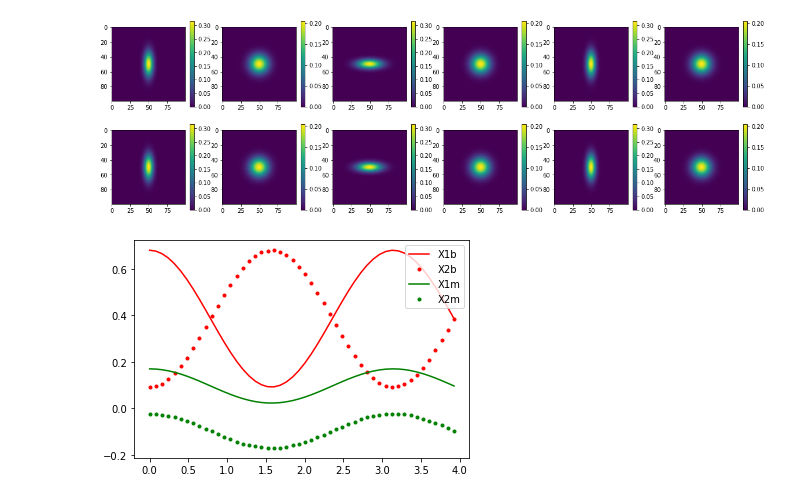
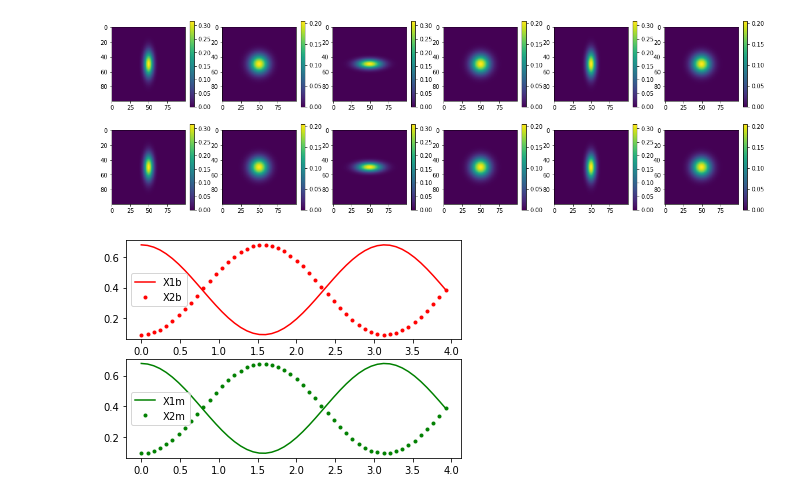
Before and after one commit to MFSaavedra/QO, a Jupyter notebook: QO.ipynb, the cells around one changed output. Cells and saved outputs as stored; diff of their text form; code cells hidden in the pictures.

```diff
--- a/QO.ipynb
+++ b/QO.ipynb
@@ -121,8 +121,8 @@ X1a=0.5*(fi.conjugate()*a+fi*a.dag())
 X2a=-iu*0.5*(fi.conjugate()*a-fi*a.dag())
 X1b=0.5*(fi.conjugate()*b+fi*b.dag())
 X2b=-iu*0.5*(fi.conjugate()*b-fi*b.dag())
-X1m=(X1a+X1b)/(2**(3/2))
-X2m=-iu*(X2a-X2b)/(2**(3/2))
+X1m=(fi.conjugate()*(a+b)+fi*(a.dag()+b.dag()))/(2**(3/2))
+X2m=-iu*(fi.conjugate()*(a+b)-fi*(a.dag()+b.dag()))/(2**(3/2))
 def psi(th,a=0,b=0):
   return U(-th)*S(0.5,0.5)*U(th)*two_state
 kz_space=np.linspace(0,5*np.pi/4,50)
@@ -144,14 +144,15 @@ avg2b_sqr=[q.expect(X2b**2,psi(kz)) for kz in kz_space]
 avg1m_sqr=[q.expect(X1m**2,psi(kz)) for kz in kz_space]
 avg2m_sqr=[q.expect(X2m**2,psi(kz)) for kz in kz_space]
 # %%
-fig5, axs5 = plt.subplots()
+fig5, axs5 = plt.subplots(2,1)
 #axs5.plot(kz_space,[avg1a_sqr[i]-avg1a[i]**2 for i in range(len(kz_space))],'b-',label='X1a')
 #axs5.plot(kz_space,[avg2a_sqr[i]-avg2a[i]**2 for i in range(len(kz_space))],'b.-',label='X2a')
-axs5.plot(kz_space,[avg1b_sqr[i]-avg1b[i]**2 for i in range(len(kz_space))],'r-',label='X1b')
-axs5.plot(kz_space,[avg2b_sqr[i]-avg2b[i]**2 for i in range(len(kz_space))],'r.',label='X2b')
-axs5.plot(kz_space,[avg1m_sqr[i]-avg1m[i]**2 for i in range(len(kz_space))],'g-',label='X1m')
-axs5.plot(kz_space,[avg2m_sqr[i]-avg2m[i]**2 for i in range(len(kz_space))],'g.',label='X2m')
-plt.legend()
+axs5[0].plot(kz_space,[avg1b_sqr[i]-avg1b[i]**2 for i in range(len(kz_space))],'r-',label='X1b')
+axs5[0].plot(kz_space,[avg2b_sqr[i]-avg2b[i]**2 for i in range(len(kz_space))],'r.',label='X2b')
+axs5[0].legend()
+axs5[1].plot(kz_space,[avg1m_sqr[i]-avg1m[i]**2 for i in range(len(kz_space))],'g-',label='X1m')
+axs5[1].plot(kz_space,[avg2m_sqr[i]-avg2m[i]**2 for i in range(len(kz_space))],'g.',label='X2m')
+axs5[1].legend()
 plt.show()
 # %% [output]
-[figure, old version]
+[figure, new version]
```
Also changed, not shown: parts of 1 cell of this notebook.
